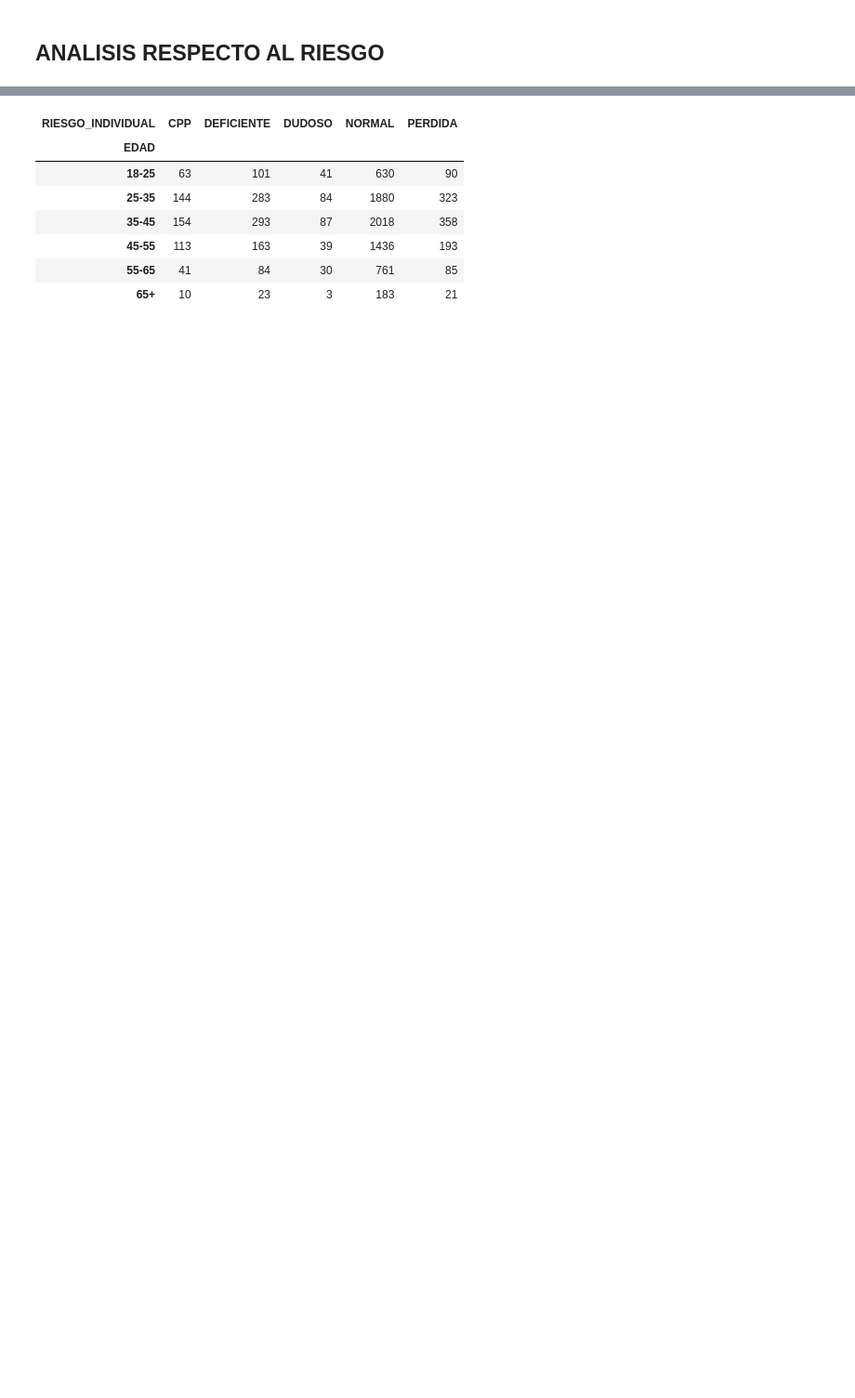
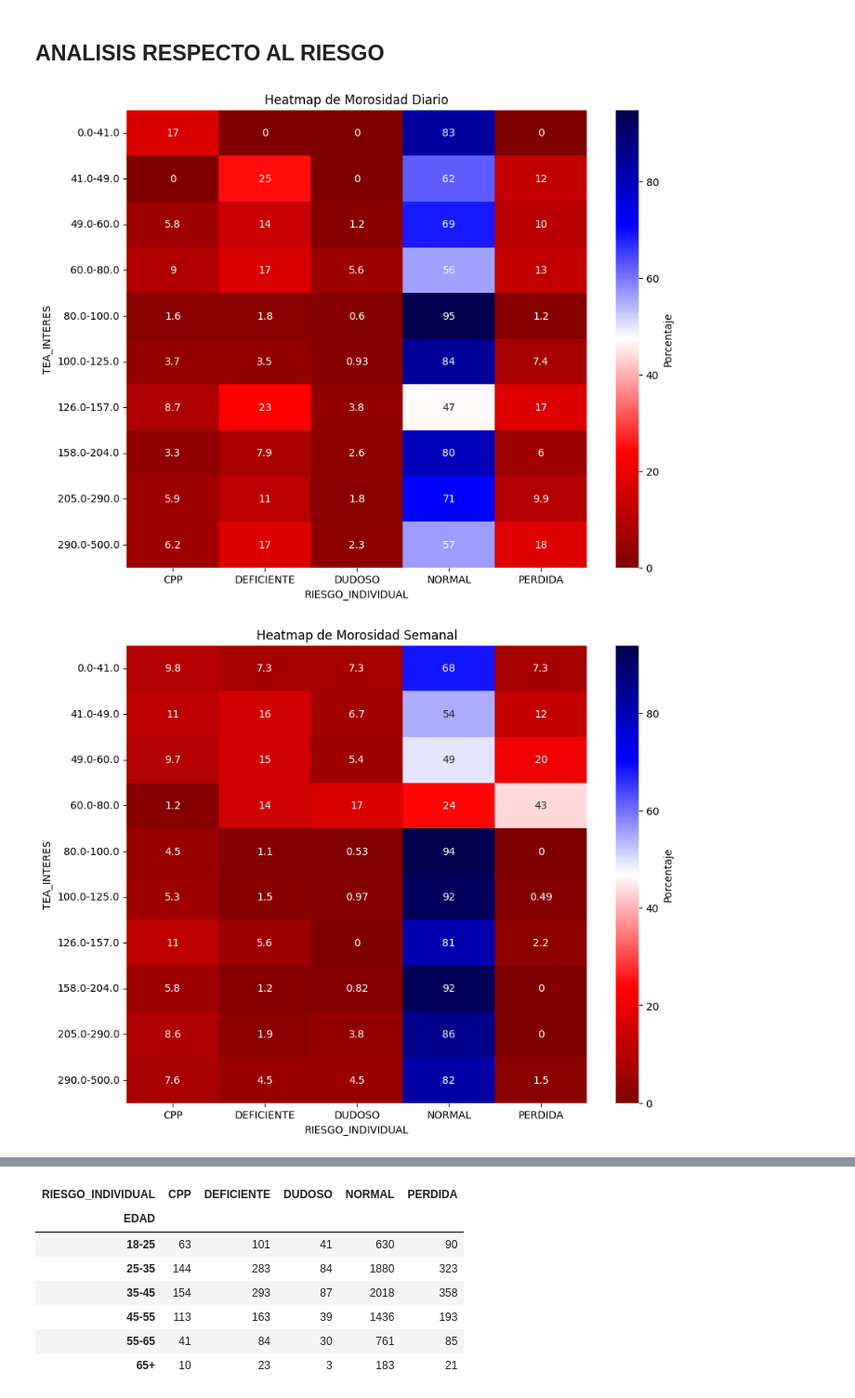
Before and after one commit to AxelSaire/Modelo-de-Riesgo-Crediticio, a Jupyter notebook: ABCC.ipynb, the cells around one changed output, grey strips where cells are left out. Shown at 93% size. Cells and saved outputs as stored; diff of their text form; code cells hidden in the pictures; blank space fills up the shorter version.

```diff
--- a/ABCC.ipynb
+++ b/ABCC.ipynb
@@ -38,2 +42,50 @@ list
+# %%
+data_Diaria= data.query('NOM_FRECUENCIA == "DIAS "')
+data_Semanal= data.query('NOM_FRECUENCIA == "SEMANAS"')
+data_Mensual= data.query('NOM_FRECUENCIA == "MESES"')
+data_Quincenal= data.query('NOM_FRECUENCIA == "QUINCENAS"')
+# %%
+def plot_heatmap(data, value):
+    plt.figure(figsize=(10, 8))
+    sns.heatmap(data, annot=True, cmap='seismic_r', cbar_kws={'label': 'Porcentaje'})
+    plt.title('Heatmap de Morosidad '+ value)
+    plt.show()
+
+def heatmap_maker(column1, column2):
+    # Heatmap para datos diarios
+    TeaxMorosidad_Diaria = 100 * pd.crosstab(data_Diaria[column1], data_Diaria[column2], normalize='index')
+    try:
+        TeaxMorosidad_Diaria = TeaxMorosidad_Diaria.reindex(ordenar(TeaxMorosidad_Diaria.index))
+    except ValueError:
+        pass
+    plot_heatmap(TeaxMorosidad_Diaria,'Diario')
+
+    # Heatmap para datos semanales
+    TeaxMorosidad_Semanal = 100 * pd.crosstab(data_Semanal[column1], data_Semanal[column2], normalize='index')
+    try:
+        TeaxMorosidad_Semanal = TeaxMorosidad_Semanal.reindex(ordenar(TeaxMorosidad_Semanal.index))
+    except ValueError:
+        pass
+    plot_heatmap(TeaxMorosidad_Semanal, 'Semanal')
+
+    TeaxMorosidad_Quincenal = 100 * pd.crosstab(data_Quincenal[column1], data_Quincenal[column2], normalize='index')
+    try:
+        TeaxMorosidad_Quincenal = TeaxMorosidad_Quincenal.reindex(ordenar(TeaxMorosidad_Quincenal.index))
+    except ValueError:
+        pass
+
+    plot_heatmap(TeaxMorosidad_Quincenal, 'Quincenal')
+
+    TeaxMorosidad_Mensual = 100 * pd.crosstab(data_Mensual[column1], data_Mensual[column2], normalize='index')
+    try:
+        TeaxMorosidad_Mensual = TeaxMorosidad_Mensual.reindex(ordenar(TeaxMorosidad_Mensual.index))
+    except ValueError:
+        pass
+    plot_heatmap(TeaxMorosidad_Mensual, 'Mensual')
 # %% [markdown]
 ## ANALISIS RESPECTO AL RIESGO
+# %%
+heatmap_maker('TEA_INTERES','RIESGO_INDIVIDUAL')
+# %% [output]
+[figure, added]
+[figure, added]
```
Also changed, not shown: parts of 17 cells of this notebook.
